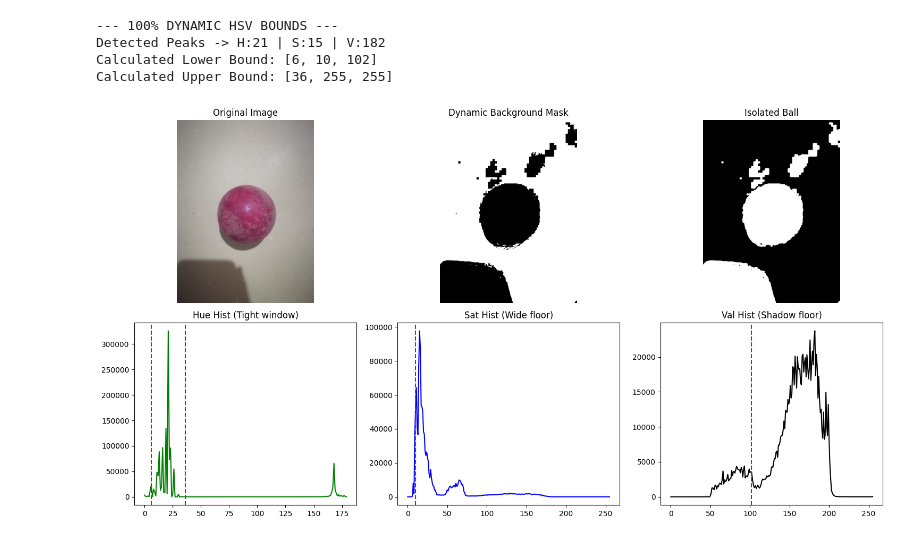
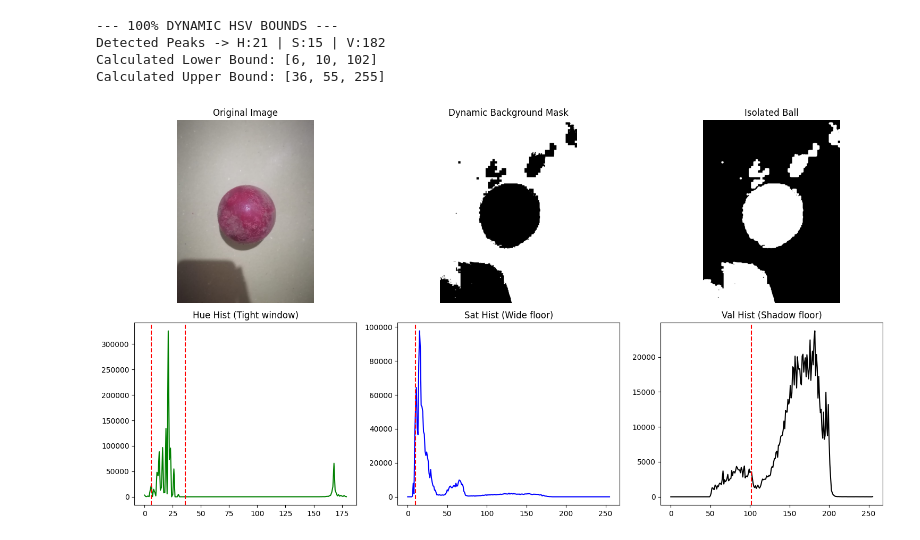
Before and after one commit to VinodRangana/ChangeTheBall, a Jupyter notebook: notebook/segmentation_auto.ipynb, the cells around one changed output. Cells and saved outputs as stored; diff of their text form; code cells hidden in the pictures.

```diff
--- a/notebook/segmentation_auto.ipynb
+++ b/notebook/segmentation_auto.ipynb
@@ -122,7 +122,7 @@ lower_h = max(0, peak_h - 15)
 upper_h = min(179, peak_h + 15)
 
 # Saturation gets a wide floor, ceiling open to 255
-lower_s = max(10, peak_s - 60)
+lower_s = max(10, peak_s - 40)
 upper_s = min(255, peak_s +40)
 
 # Value gets a massive floor to catch shadows, ceiling open to 255
@@ -135,8 +135,8 @@ print(f"Calculated Lower Bound: [{lower_h}, {lower_s}, {lower_v}]")
 print(f"Calculated Upper Bound: [{upper_h}, {upper_s}, {upper_v}]\n")
 
 # 6. Apply the fully dynamic bounds
-lower_green = np.array([lower_h, lower_s, lower_v])
-upper_green = np.array([upper_h, upper_s, upper_v])
+lower_green = np.array([lower_h, lower_s, 20])
+upper_green = np.array([upper_h, upper_s, 255])
 
 bg_mask = cv2.inRange(hsv, lower_green, upper_green)
 
@@ -160,32 +160,32 @@ plt.imshow(bg_mask, cmap='gray')
 plt.axis('off')
 
 plt.subplot(2, 3, 3)
 plt.title("Isolated Ball")
 plt.imshow(cleaned_mask, cmap='gray')
 plt.axis('off')
 
 # Bottom Row: The Histograms
 plt.subplot(2, 3, 4)
 plt.title(f"Hue Hist (Tight window)")
 plt.plot(hist_h, color='green')
 plt.axvline(x=lower_h, color='red', linestyle='--')
 plt.axvline(x=upper_h, color='red', linestyle='--')
 
 plt.subplot(2, 3, 5)
 plt.title(f"Sat Hist (Wide floor)")
 plt.plot(hist_s, color='blue')
 plt.axvline(x=lower_s, color='red', linestyle='--')
 
 plt.subplot(2, 3, 6)
 plt.title(f"Val Hist (Shadow floor)")
 plt.plot(hist_v, color='black')
 plt.axvline(x=lower_v, color='red', linestyle='--')
 
 plt.tight_layout()
 plt.show()
 # %% [output]
 --- 100% DYNAMIC HSV BOUNDS ---
 Detected Peaks -> H:21 | S:15 | V:182
 Calculated Lower Bound: [6, 10, 102]
-Calculated Upper Bound: [36, 255, 255]
+Calculated Upper Bound: [36, 55, 255]
-[figure, old version]
+[figure, new version]
```
Also changed, not shown: parts of 2 cells of this notebook, 4 other files.
